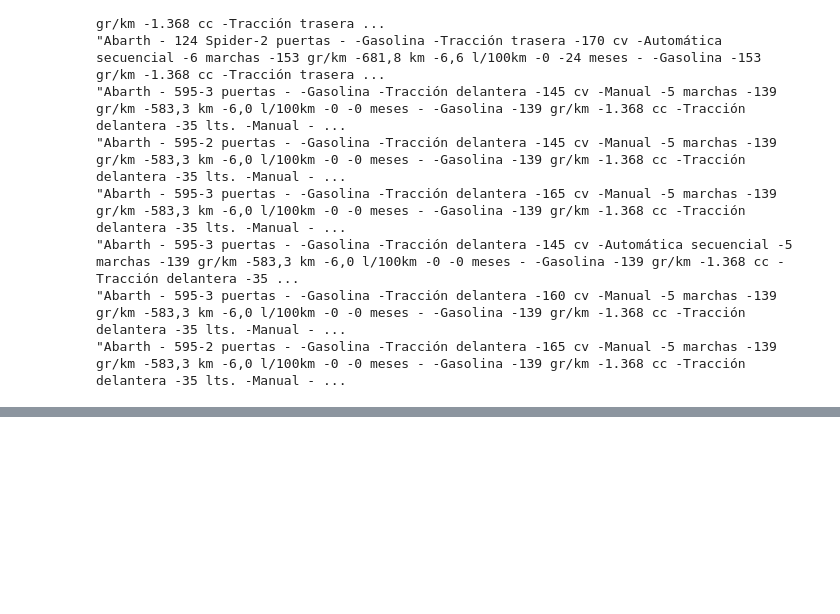
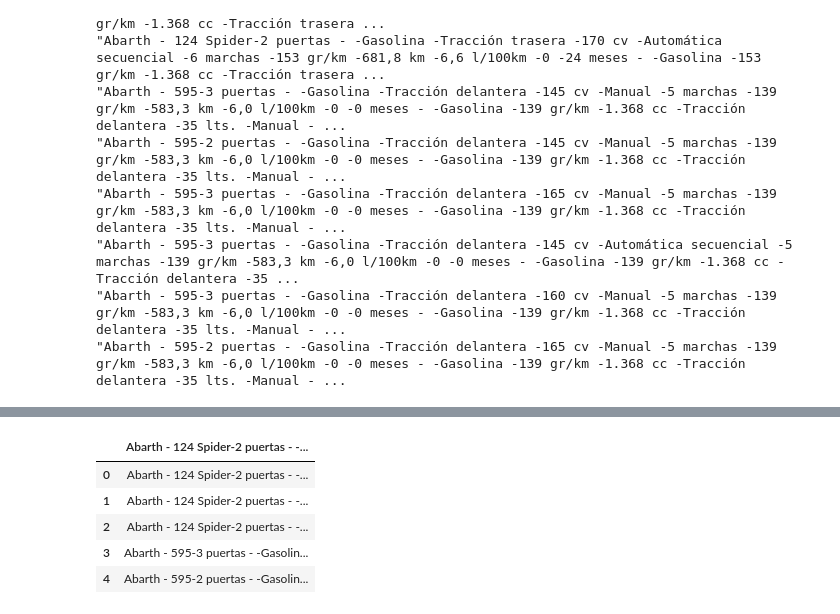
Before and after one commit to prealfer/TFM_Recomendador_de_automoviles, a Jupyter notebook: Untitled.ipynb, the cells around one changed output, grey strips where cells are left out. Saved outputs shown, nothing was run; the diff lists cells and outputs as text; code cells hidden in the pictures; blank space fills up the shorter version.

```diff
--- a/Untitled.ipynb
+++ b/Untitled.ipynb
@@ -228,0 +250,11 @@ with open("listado_modelos.csv", "w") as output:
+# %%
+df1 = pd.read_table('listado_modelos.txt', sep='-')
+# %%
+df1.head()
+# %% [output]
+|  | Abarth - 124 Spider-2 puertas - -... |
+| 0 | Abarth - 124 Spider-2 puertas - -... |
+| 1 | Abarth - 124 Spider-2 puertas - -... |
+| 2 | Abarth - 124 Spider-2 puertas - -... |
+| 3 | Abarth - 595-3 puertas - -Gasolin... |
+| 4 | Abarth - 595-2 puertas - -Gasolin... |
```
Also changed, not shown: parts of 26 cells of this notebook.
